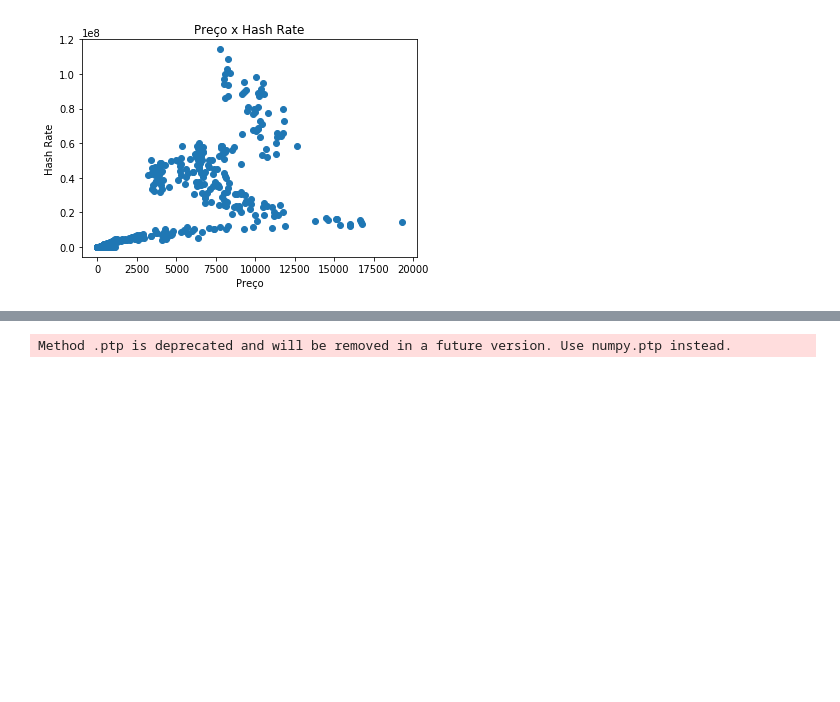
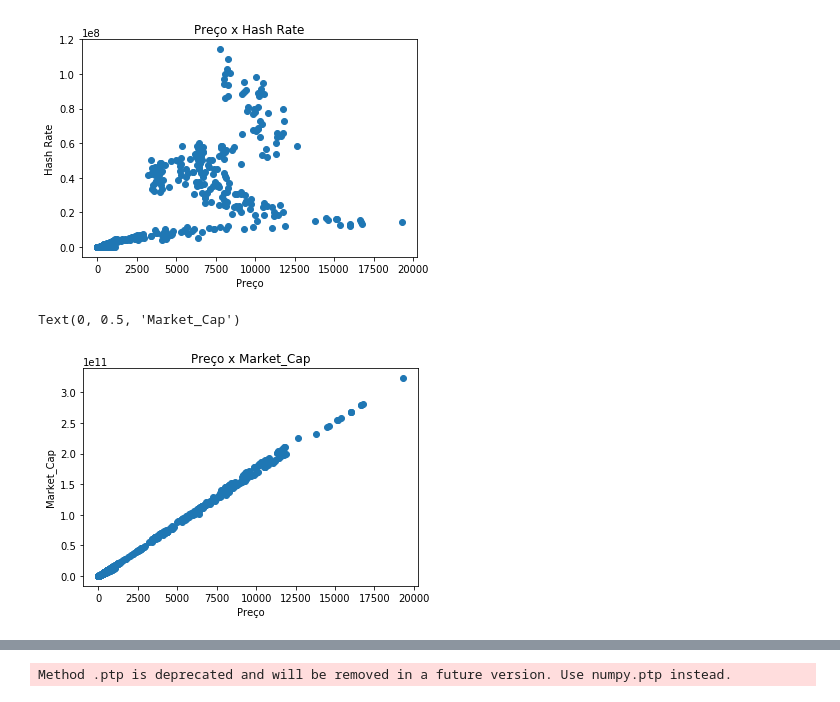
Before and after one commit to hthome1/Projeto_3_bitcoin, a Jupyter notebook: entrega_parcial.ipynb, the cells around one changed output, grey strips where cells are left out. Saved outputs shown, nothing was run; the diff lists cells and outputs as text; code cells hidden in the pictures; blank space fills up the shorter version.

Commit message:
Atualizacao Scatters

```diff
--- a/entrega_parcial.ipynb
+++ b/entrega_parcial.ipynb
@@ -100,3 +103,11 @@ plt.ylabel('Hash Rate')
 # %% [output]
 Text(0, 0.5, 'Hash Rate')
 [figure]
+# %%
+plt.scatter(dfs["market_price_2"],dfs["market_cap"])
+plt.title('Preço x Market_Cap')
+plt.xlabel('Preço')
+plt.ylabel('Market_Cap')
+# %% [output]
+Text(0, 0.5, 'Market_Cap')
+[figure, added]
```
Also changed, not shown: parts of 3 cells of this notebook.
